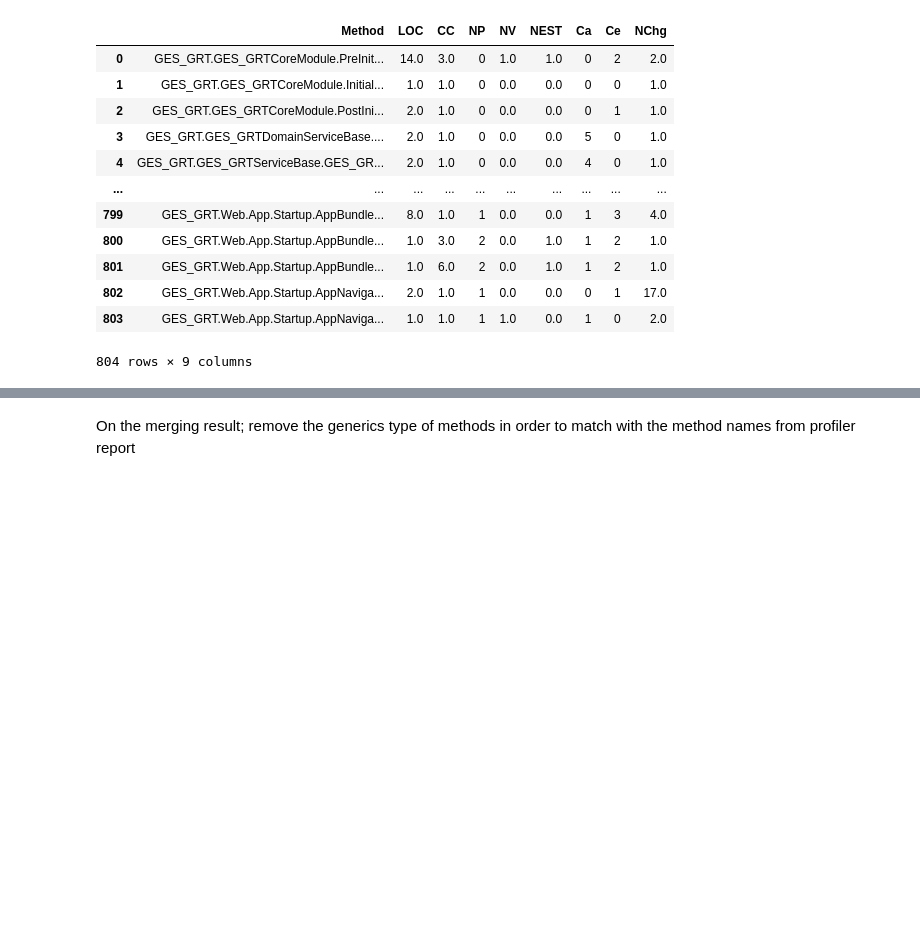
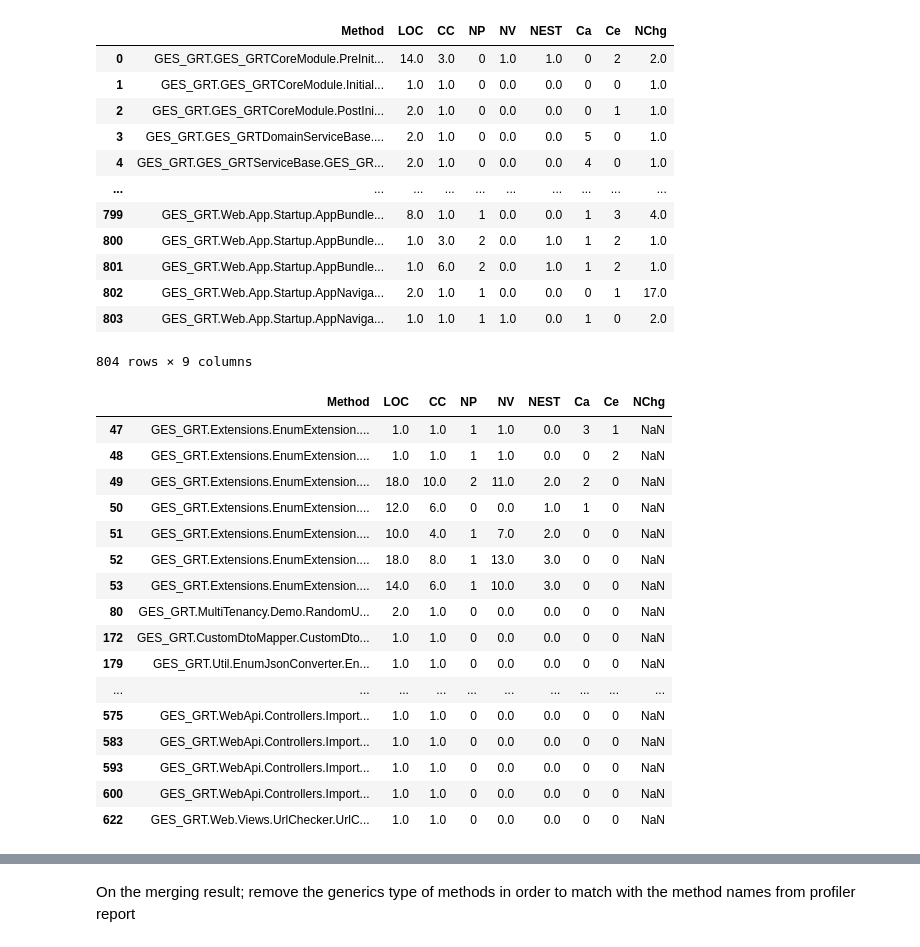
Before and after one commit to ana28p/code-analyzer, a Jupyter notebook: datareading/Data-Preparation.ipynb, the cells around one changed output, grey strips where cells are left out. Drawn from its saved outputs; the diff is of its cells as text; code cells hidden in the pictures; blank space fills up the shorter version.

```diff
--- a/datareading/Data-Preparation.ipynb
+++ b/datareading/Data-Preparation.ipynb
@@ -112,9 +128,10 @@ annonymous = metrics_data['FullName'].str.contains("f__AnonymousType")
 filtered_metrics_data = metrics_data.copy()
 filtered_metrics_data = filtered_metrics_data[no_setters & no_getters & no_empty_method & ~annonymous].reset_index()
 
-new_df = filtered_metrics_data[["FullName", "NbLinesOfCode", "CyclomaticComplexity", "NbParameters", "NbVariables",
+sc_metrics_data = filtered_metrics_data[["FullName", "NbLinesOfCode", "CyclomaticComplexity", "NbParameters", "NbVariables",
                                 "ILNestingDepth", "NbMethodsCallingMe", "NbMethodsCalledInternal"]].copy()
-new_df.columns = ["Method", "LOC", "CC", "NP", "NV", "NEST", "Ca", "Ce"]
+sc_metrics_data.columns = ["Method", "LOC", "CC", "NP", "NV", "NEST", "Ca", "Ce"]
 
 # Constructors are listed as 'ctor' or 'cctor', replace these with the class name (the actual name of the constructor)
-new_df['Method'] = new_df['Method'].apply(ctor_to_class_name)
+sc_metrics_data['Method'] = sc_metrics_data['Method'].apply(ctor_to_class_name)
+sc_metrics_data
@@ -122,6 +153,9 @@ new_df['Method'] = new_df['Method'].apply(ctor_to_class_name)
 ## Repository mining metrics
 # %%
 def change_method_name_commits(method):
+    if method is np.nan:
+        return method
+
     method = method.replace('::', '.')
     start_parameters = method.rfind('(')
     method_name = method[:start_parameters]
@@ -164,11 +198,12 @@ def change_method_name_commits(method):
     return new_name
 
 
-def get_change_metrics_data():
-    data = pd.read_csv(repo_mining_file, sep=';')
+def get_change_metrics_data(file):
+    data = pd.read_csv(file, sep=';')
     data['Method_Parsed'] = data['Method'].apply(change_method_name_commits)
     return data
 # %% [markdown]
 Load change metrics data
 # %%
-change_data = get_change_metrics_data()
+change_data = get_change_metrics_data(repo_mining_file)
+change_data
@@ -339,7 +438,7 @@ sub_change_data
 # %% [markdown]
 ### Merge change data to soure code metrics data
 # %%
-merged_left_ch = pd.merge(left=new_df, right=sub_change_data, how='left', left_on='Method', right_on='Method')
+merged_left_ch = pd.merge(left=sc_metrics_data, right=sub_change_data, how='left', left_on='Method', right_on='Method')
 merged_left_ch
 # %% [output]
 |  | Method | LOC | CC | NP | NV | NEST | Ca | Ce | NChg |
@@ -358,3 +457,22 @@ merged_left_ch
 # %%
 missing_ch = merged_left_ch[pd.isnull(merged_left_ch['NChg'])]
 # missing_ch.to_csv(save_to_folder + "missing_ch_in_merged.csv", sep=';', index=False)
+missing_ch
+# %% [output]
+|  | Method | LOC | CC | NP | NV | NEST | Ca | Ce | NChg |
+| 47 | GES_GRT.Extensions.EnumExtension.... | 1.0 | 1.0 | 1 | 1.0 | 0.0 | 3 | 1 | NaN |
+| 48 | GES_GRT.Extensions.EnumExtension.... | 1.0 | 1.0 | 1 | 1.0 | 0.0 | 0 | 2 | NaN |
+| 49 | GES_GRT.Extensions.EnumExtension.... | 18.0 | 10.0 | 2 | 11.0 | 2.0 | 2 | 0 | NaN |
+| 50 | GES_GRT.Extensions.EnumExtension.... | 12.0 | 6.0 | 0 | 0.0 | 1.0 | 1 | 0 | NaN |
+| 51 | GES_GRT.Extensions.EnumExtension.... | 10.0 | 4.0 | 1 | 7.0 | 2.0 | 0 | 0 | NaN |
+| 52 | GES_GRT.Extensions.EnumExtension.... | 18.0 | 8.0 | 1 | 13.0 | 3.0 | 0 | 0 | NaN |
+| 53 | GES_GRT.Extensions.EnumExtension.... | 14.0 | 6.0 | 1 | 10.0 | 3.0 | 0 | 0 | NaN |
+| 80 | GES_GRT.MultiTenancy.Demo.RandomU... | 2.0 | 1.0 | 0 | 0.0 | 0.0 | 0 | 0 | NaN |
+| 172 | GES_GRT.CustomDtoMapper.CustomDto... | 1.0 | 1.0 | 0 | 0.0 | 0.0 | 0 | 0 | NaN |
+| 179 | GES_GRT.Util.EnumJsonConverter.En... | 1.0 | 1.0 | 0 | 0.0 | 0.0 | 0 | 0 | NaN |
+| ... | ... | ... | ... | ... | ... | ... | ... | ... | ... |
+| 575 | GES_GRT.WebApi.Controllers.Import... | 1.0 | 1.0 | 0 | 0.0 | 0.0 | 0 | 0 | NaN |
+| 583 | GES_GRT.WebApi.Controllers.Import... | 1.0 | 1.0 | 0 | 0.0 | 0.0 | 0 | 0 | NaN |
+| 593 | GES_GRT.WebApi.Controllers.Import... | 1.0 | 1.0 | 0 | 0.0 | 0.0 | 0 | 0 | NaN |
+| 600 | GES_GRT.WebApi.Controllers.Import... | 1.0 | 1.0 | 0 | 0.0 | 0.0 | 0 | 0 | NaN |
+| 622 | GES_GRT.Web.Views.UrlChecker.UrlC... | 1.0 | 1.0 | 0 | 0.0 | 0.0 | 0 | 0 | NaN |
```
Also changed, not shown: parts of 28 cells of this notebook.
